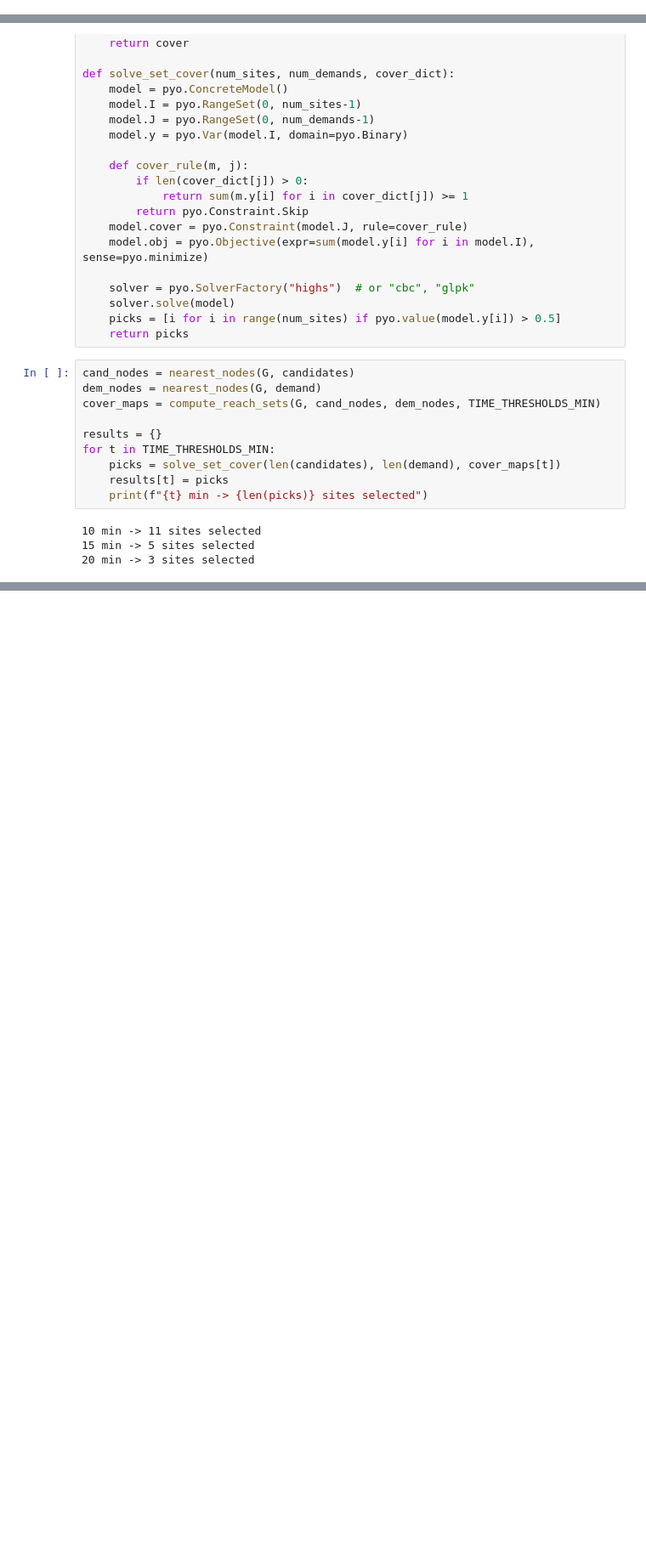
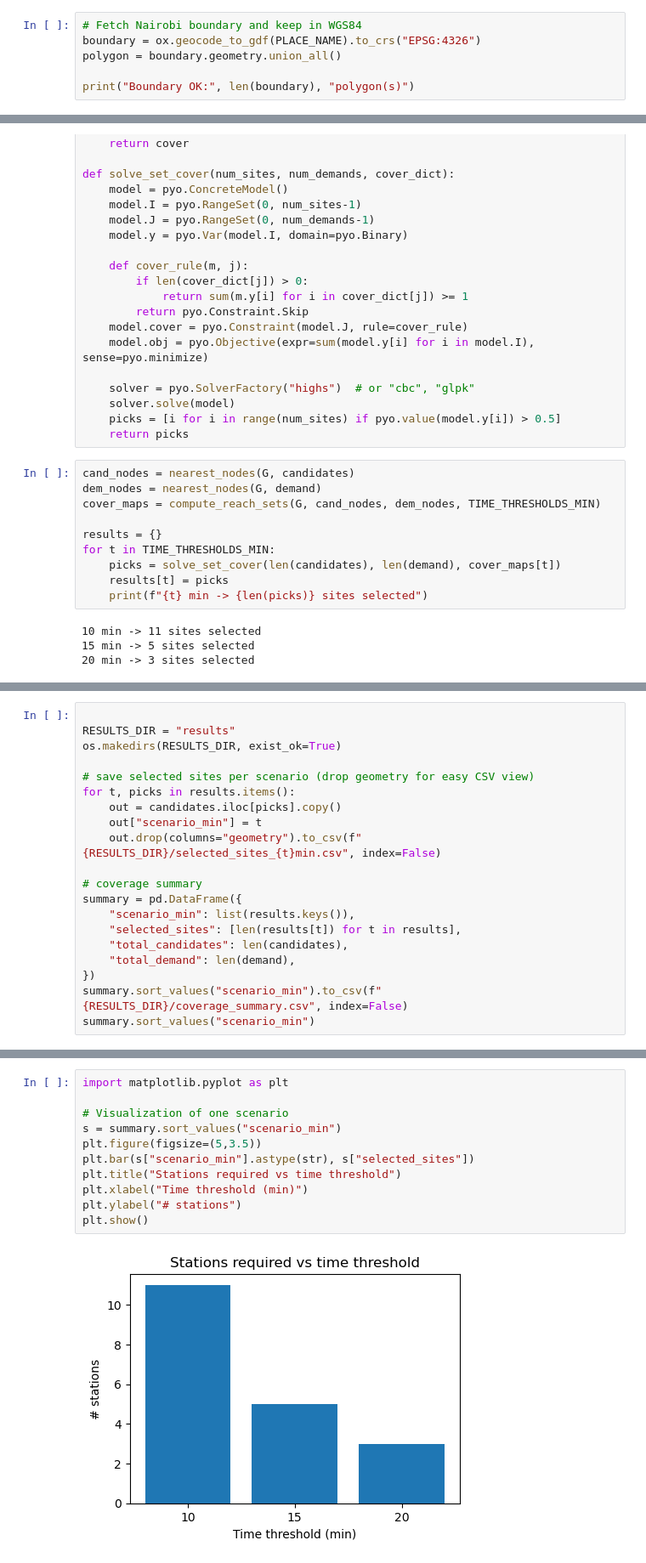
Before and after one commit to dk546/ev-charging-nairobi, a Jupyter notebook: notebooks/01_ev_nairobi_setcover.ipynb, the cells around one changed output, grey strips where cells are left out. Shown: that part at 85% size. Cells and saved outputs as stored; diff of their text form; blank space fills up the shorter version.

```diff
--- a/notebooks/01_ev_nairobi_setcover.ipynb
+++ b/notebooks/01_ev_nairobi_setcover.ipynb
@@ -93,0 +51,6 @@ Demand points: 560
+# %%
+# Fetch Nairobi boundary and keep in WGS84
+boundary = ox.geocode_to_gdf(PLACE_NAME).to_crs("EPSG:4326")
+polygon = boundary.geometry.union_all()
+
+print("Boundary OK:", len(boundary), "polygon(s)")
@@ -165,0 +179,20 @@ m
+# %%
+
+RESULTS_DIR = "results"
+os.makedirs(RESULTS_DIR, exist_ok=True)
+
+# save selected sites per scenario (drop geometry for easy CSV view)
+for t, picks in results.items():
+    out = candidates.iloc[picks].copy()
+    out["scenario_min"] = t
+    out.drop(columns="geometry").to_csv(f"{RESULTS_DIR}/selected_sites_{t}min.csv", index=False)
+
+# coverage summary
+summary = pd.DataFrame({
+    "scenario_min": list(results.keys()),
+    "selected_sites": [len(results[t]) for t in results],
+    "total_candidates": len(candidates),
+    "total_demand": len(demand),
+})
+summary.sort_values("scenario_min").to_csv(f"{RESULTS_DIR}/coverage_summary.csv", index=False)
+summary.sort_values("scenario_min")
@@ -165,0 +204,13 @@ m
+# %%
+import matplotlib.pyplot as plt
+
+# Visualization of one scenario
+s = summary.sort_values("scenario_min")
+plt.figure(figsize=(5,3.5))
+plt.bar(s["scenario_min"].astype(str), s["selected_sites"])
+plt.title("Stations required vs time threshold")
+plt.xlabel("Time threshold (min)")
+plt.ylabel("# stations")
+plt.show()
+# %% [output]
+[figure, added]
```
Also changed, not shown: parts of 9 cells of this notebook, 5 other files.
